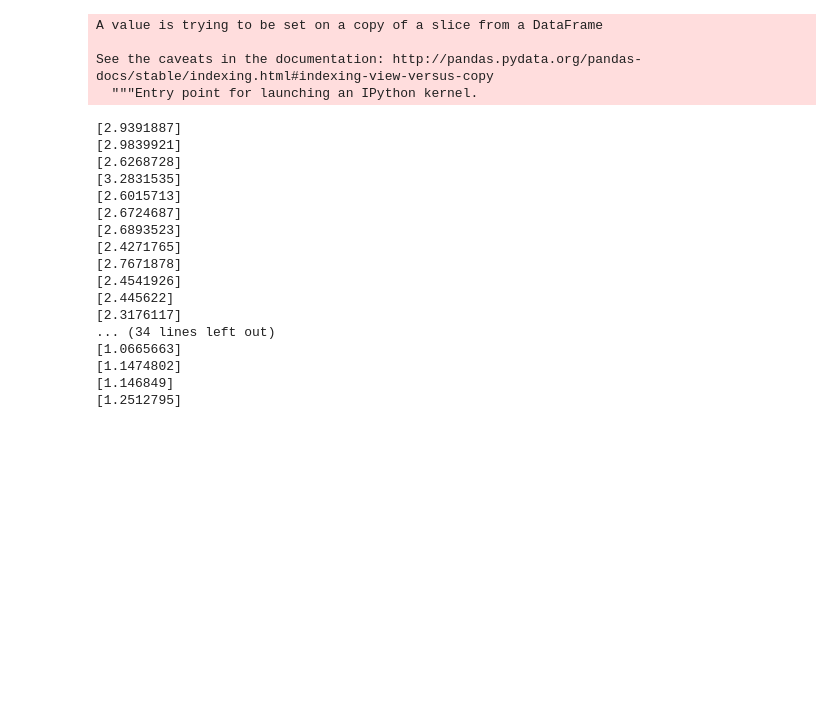
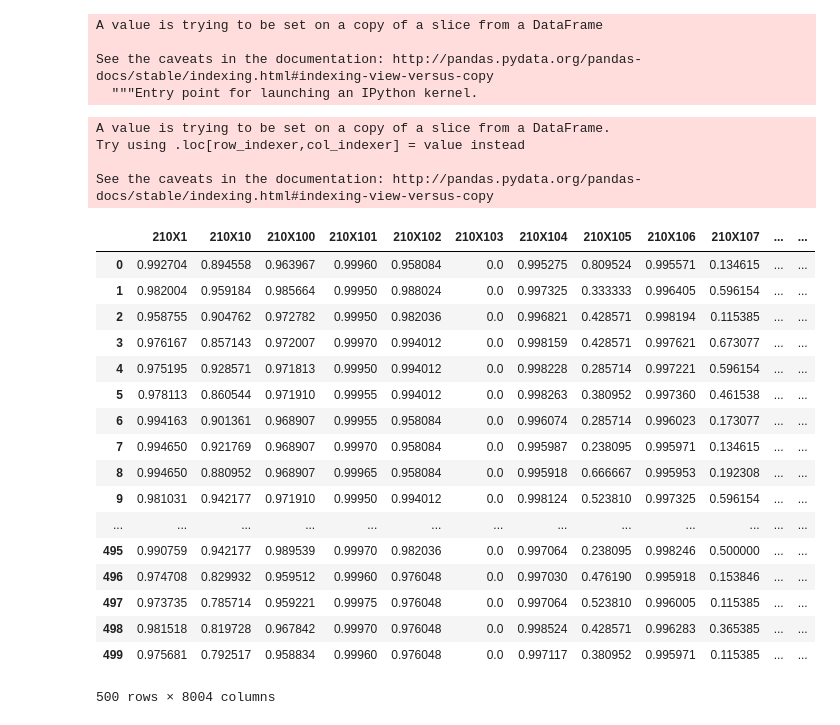
Before and after one commit to iamlira/tf, a Jupyter notebook: Industry/Industry.ipynb, the cells around one changed output. Drawn from its saved outputs; the diff is of its cells as text; code cells hidden in the pictures; blank space fills up the shorter version.

Commit message:
norm and ready

```diff
--- a/Industry/Industry.ipynb
+++ b/Industry/Industry.ipynb
@@ -142,6 +142,7 @@ np.where(np.isnan(data_X))
  array([ 274,  275, 1618, ..., 3879, 3881, 3883], dtype=int64))
 # %%
 data_X.fillna(data_X.mean(),inplace=True)
+data_X_test.fillna(data_X_test.mean(),inplace=True)
 # %% [output]
 A value is trying to be set on a copy of a slice from a DataFrame
 
@@ -167,10 +168,45 @@ See the caveats in the documentation: http://pandas.pydata.org/pandas-docs/stabl
 500 rows × 8066 columns
 # %%
 data_X.dropna(how='any',axis=1,inplace=True)
+data_X_test.dropna(how='any',axis=1,inplace=True)
 # %% [output]
 A value is trying to be set on a copy of a slice from a DataFrame
 
 See the caveats in the documentation: http://pandas.pydata.org/pandas-docs/stable/indexing.html#indexing-view-versus-copy
   """Entry point for launching an IPython kernel.
+# %%
+def norm(data_X):
+    for j in [col for col in data_X]:
+        t_max=data_X[j].max()
+        t_min=data_X[j].min()
+        down = 1 if (t_max-t_min == 0) else (t_max-t_min)
+        data_X[j]=(data_X[j]-t_min)/down
+# %%
+norm(data_X)
+norm(data_X_test)
+data_X
+# %% [output]
+A value is trying to be set on a copy of a slice from a DataFrame.
+Try using .loc[row_indexer,col_indexer] = value instead
+
+See the caveats in the documentation: http://pandas.pydata.org/pandas-docs/stable/indexing.html#indexing-view-versus-copy
+|  | 210X1 | 210X10 | 210X100 | 210X101 | 210X102 | 210X103 | 210X104 | 210X105 | 210X106 | 210X107 | ... | ... |
+| 0 | 0.992704 | 0.894558 | 0.963967 | 0.99960 | 0.958084 | 0.0 | 0.995275 | 0.809524 | 0.995571 | 0.134615 | ... | ... |
+| 1 | 0.982004 | 0.959184 | 0.985664 | 0.99950 | 0.988024 | 0.0 | 0.997325 | 0.333333 | 0.996405 | 0.596154 | ... | ... |
+| 2 | 0.958755 | 0.904762 | 0.972782 | 0.99950 | 0.982036 | 0.0 | 0.996821 | 0.428571 | 0.998194 | 0.115385 | ... | ... |
+| 3 | 0.976167 | 0.857143 | 0.972007 | 0.99970 | 0.994012 | 0.0 | 0.998159 | 0.428571 | 0.997621 | 0.673077 | ... | ... |
+| 4 | 0.975195 | 0.928571 | 0.971813 | 0.99950 | 0.994012 | 0.0 | 0.998228 | 0.285714 | 0.997221 | 0.596154 | ... | ... |
+| 5 | 0.978113 | 0.860544 | 0.971910 | 0.99955 | 0.994012 | 0.0 | 0.998263 | 0.380952 | 0.997360 | 0.461538 | ... | ... |
+| 6 | 0.994163 | 0.901361 | 0.968907 | 0.99955 | 0.958084 | 0.0 | 0.996074 | 0.285714 | 0.996023 | 0.173077 | ... | ... |
+| 7 | 0.994650 | 0.921769 | 0.968907 | 0.99970 | 0.958084 | 0.0 | 0.995987 | 0.238095 | 0.995971 | 0.134615 | ... | ... |
+| 8 | 0.994650 | 0.880952 | 0.968907 | 0.99965 | 0.958084 | 0.0 | 0.995918 | 0.666667 | 0.995953 | 0.192308 | ... | ... |
+| 9 | 0.981031 | 0.942177 | 0.971910 | 0.99950 | 0.994012 | 0.0 | 0.998124 | 0.523810 | 0.997325 | 0.596154 | ... | ... |
+| ... | ... | ... | ... | ... | ... | ... | ... | ... | ... | ... | ... | ... |
+| 495 | 0.990759 | 0.942177 | 0.989539 | 0.99970 | 0.982036 | 0.0 | 0.997064 | 0.238095 | 0.998246 | 0.500000 | ... | ... |
+| 496 | 0.974708 | 0.829932 | 0.959512 | 0.99960 | 0.976048 | 0.0 | 0.997030 | 0.476190 | 0.995918 | 0.153846 | ... | ... |
+| 497 | 0.973735 | 0.785714 | 0.959221 | 0.99975 | 0.976048 | 0.0 | 0.997064 | 0.523810 | 0.996005 | 0.115385 | ... | ... |
+| 498 | 0.981518 | 0.819728 | 0.967842 | 0.99970 | 0.976048 | 0.0 | 0.998524 | 0.428571 | 0.996283 | 0.365385 | ... | ... |
+| 499 | 0.975681 | 0.792517 | 0.958834 | 0.99960 | 0.976048 | 0.0 | 0.997117 | 0.380952 | 0.995971 | 0.115385 | ... | ... |
+500 rows × 8004 columns
 # %%
 f_num=8004
@@ -220,28 +256,12 @@ with tf.Session() as sess:
     for step in range(training_steps):
         train_X=np.array([data_X.ix[step]],dtype=np.float32)
         train_y=np.array([[data_y.ix[step]]],dtype=np.float32)
+        test_X=np.array(data_X_test,dtype=np.float32)
         sess.run(train_op, feed_dict={X: train_X, Y: train_y})
 
         if step % 10 == 0:
             pass
                 #print(sess.run(loss,feed_dict={X:np.array(date_list[0].iloc[5],dtype=np.float32), Y: np.array(sale_list[0].iloc[-1],dtype=np.float32)}))
             print(sess.run([loss],feed_dict={X:train_X, Y: train_y}))
-    pre=sess.run(y_,feed_dict={X:train_X})
+    pre=sess.run(y_,feed_dict={X:data_X})
+    result=sees.run(y_,feed_dict={X:test_X})
-# %% [output]
-[2.9391887]
-[2.9839921]
-[2.6268728]
-[3.2831535]
-[2.6015713]
-[2.6724687]
-[2.6893523]
-[2.4271765]
-[2.7671878]
-[2.4541926]
-[2.445622]
-[2.3176117]
-... (34 lines left out)
-[1.0665663]
-[1.1474802]
-[1.146849]
-[1.2512795]
```
Also changed, not shown: parts of 5 cells of this notebook.
